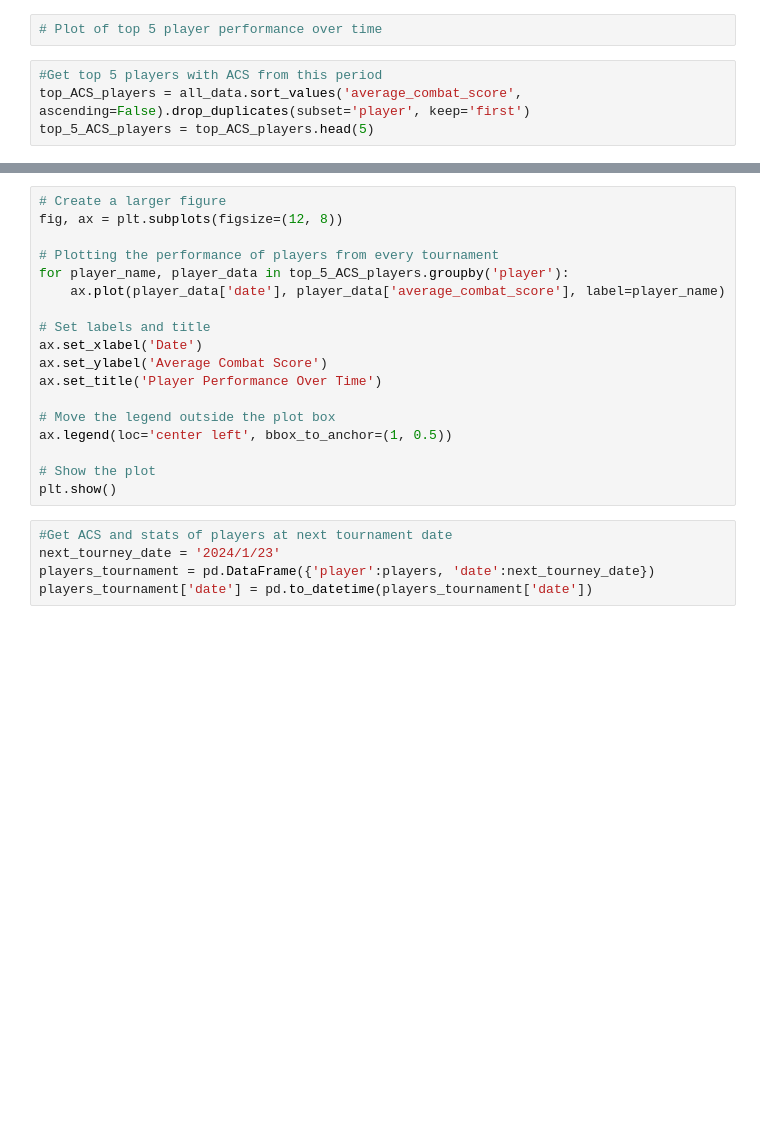
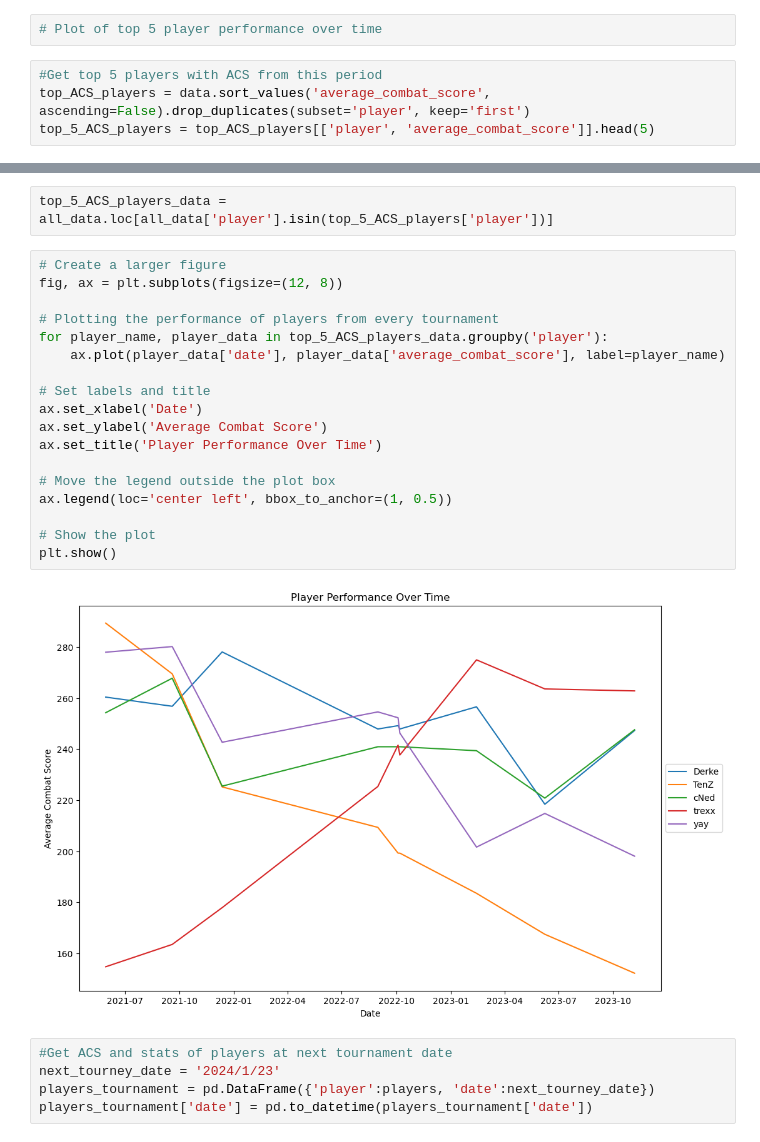
Before and after one commit to agbandong/valorant-boosted-tree, a Jupyter notebook: ACS_Prediction_Model_test.ipynb, the cells around one changed output, grey strips where cells are left out. Saved outputs shown, nothing was run; the diff lists cells and outputs as text; blank space fills up the shorter version.

```diff
--- a/ACS_Prediction_Model_test.ipynb
+++ b/ACS_Prediction_Model_test.ipynb
@@ -130,5 +161,5 @@ plt.show()
 # Plot of top 5 player performance over time
 # %%
 #Get top 5 players with ACS from this period
-top_ACS_players = all_data.sort_values('average_combat_score', ascending=False).drop_duplicates(subset='player', keep='first')
-top_5_ACS_players = top_ACS_players.head(5)
+top_ACS_players = data.sort_values('average_combat_score', ascending=False).drop_duplicates(subset='player', keep='first')
+top_5_ACS_players = top_ACS_players[['player', 'average_combat_score']].head(5)
@@ -135,21 +175,25 @@ top_5_ACS_players = top_ACS_players.head(5)
+# %%
+top_5_ACS_players_data = all_data.loc[all_data['player'].isin(top_5_ACS_players['player'])]
 # %%
 # Create a larger figure
 fig, ax = plt.subplots(figsize=(12, 8))
 
 # Plotting the performance of players from every tournament
-for player_name, player_data in top_5_ACS_players.groupby('player'):
+for player_name, player_data in top_5_ACS_players_data.groupby('player'):
     ax.plot(player_data['date'], player_data['average_combat_score'], label=player_name)
 
 # Set labels and title
 ax.set_xlabel('Date')
 ax.set_ylabel('Average Combat Score')
 ax.set_title('Player Performance Over Time')
 
 # Move the legend outside the plot box
 ax.legend(loc='center left', bbox_to_anchor=(1, 0.5))
 
 # Show the plot
 plt.show()
+# %% [output]
+[figure, added]
 # %%
 #Get ACS and stats of players at next tournament date
 next_tourney_date = '2024/1/23'
```
Also changed, not shown: parts of 20 cells of this notebook.
